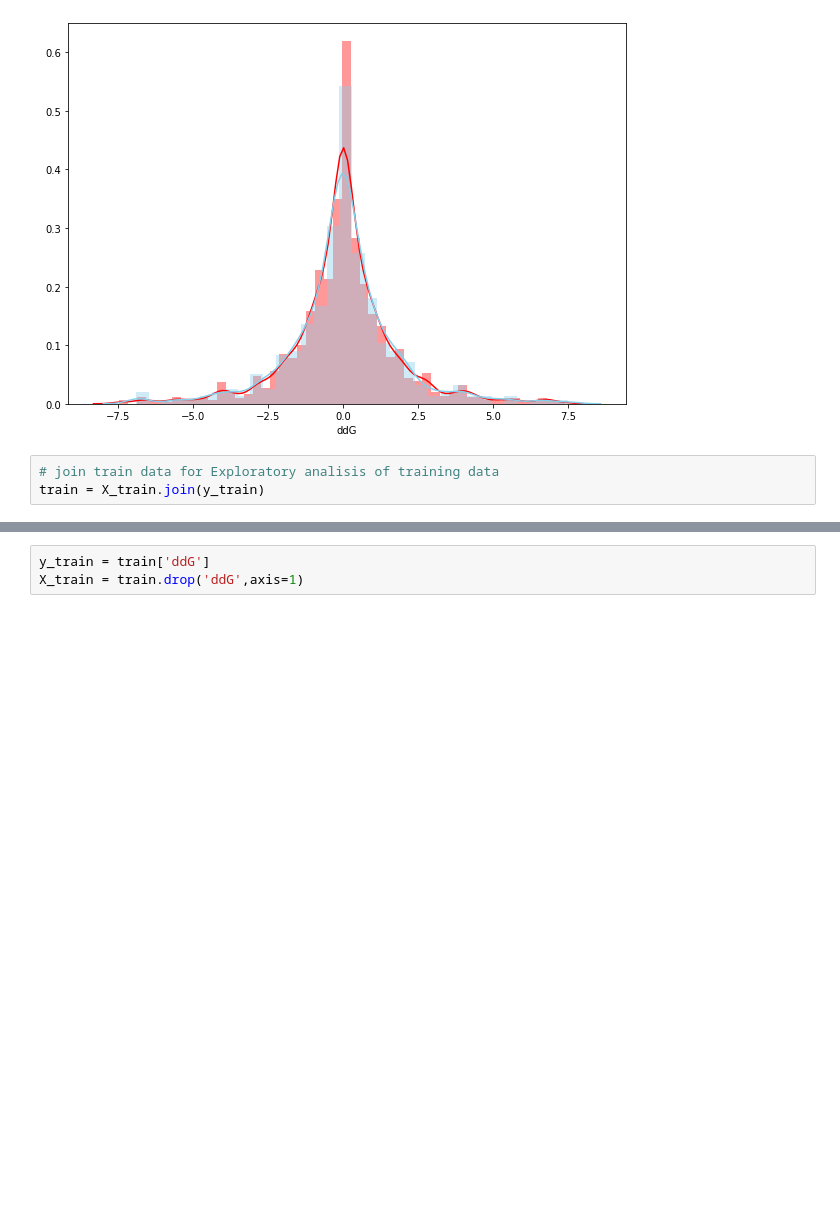
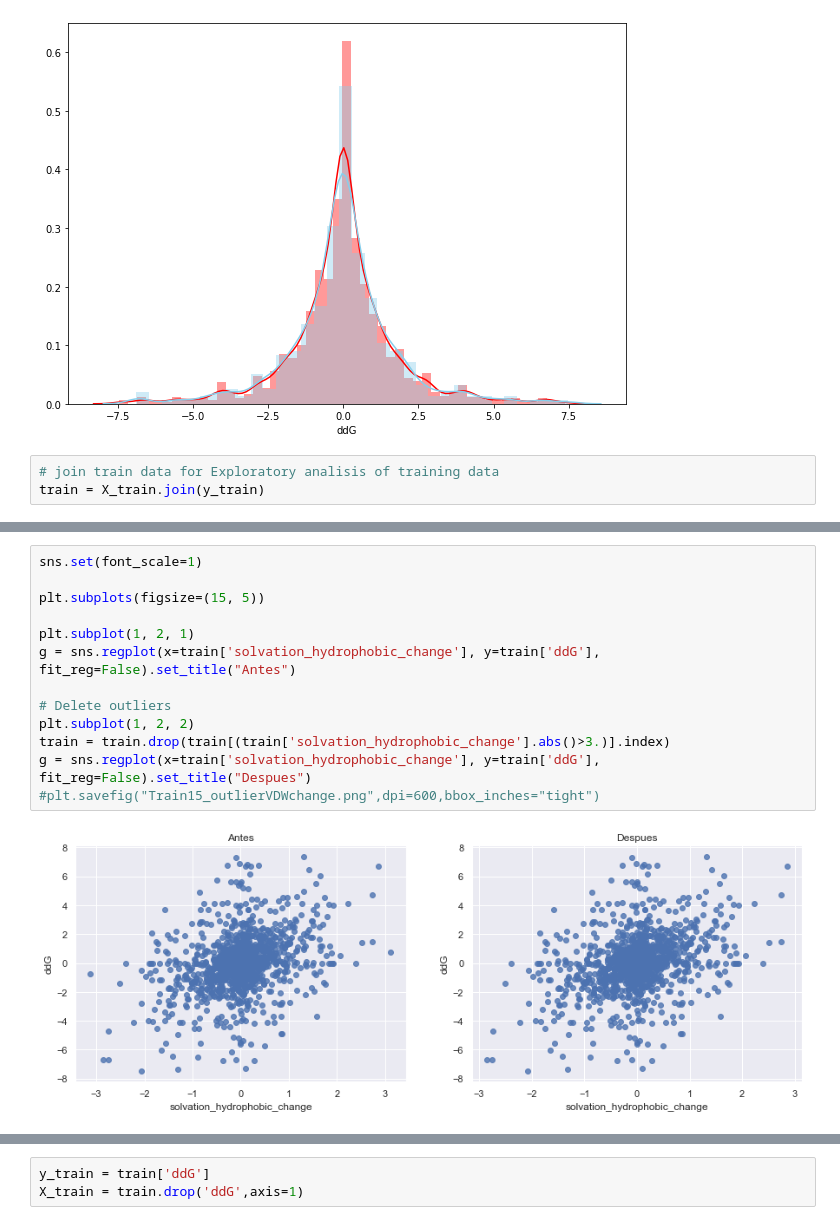
Before and after one commit to victorfica/Master-thesis, a Jupyter notebook: notebooks/abpred_model_stacking_2020.ipynb, the cells around one changed output, grey strips where cells are left out. Drawn from its saved outputs; the diff is of its cells as text; blank space fills up the shorter version.

```diff
--- a/notebooks/abpred_model_stacking_2020.ipynb
+++ b/notebooks/abpred_model_stacking_2020.ipynb
@@ -137,3 +128,18 @@ g = sns.regplot(x=train['van_der_waals_change'], y=train['ddG'], fit_reg=False).
+# %%
+sns.set(font_scale=1)
+
+plt.subplots(figsize=(15, 5))
+
+plt.subplot(1, 2, 1)
+g = sns.regplot(x=train['solvation_hydrophobic_change'], y=train['ddG'], fit_reg=False).set_title("Antes")
+
+# Delete outliers
+plt.subplot(1, 2, 2)
+train = train.drop(train[(train['solvation_hydrophobic_change'].abs()>3.)].index)
+g = sns.regplot(x=train['solvation_hydrophobic_change'], y=train['ddG'], fit_reg=False).set_title("Despues")
+#plt.savefig("Train15_outlierVDWchange.png",dpi=600,bbox_inches="tight")
+# %% [output]
+[figure, added]
 # %%
 sns.set(font_scale=1)
 
```
Also changed, not shown: parts of 17 cells of this notebook.
